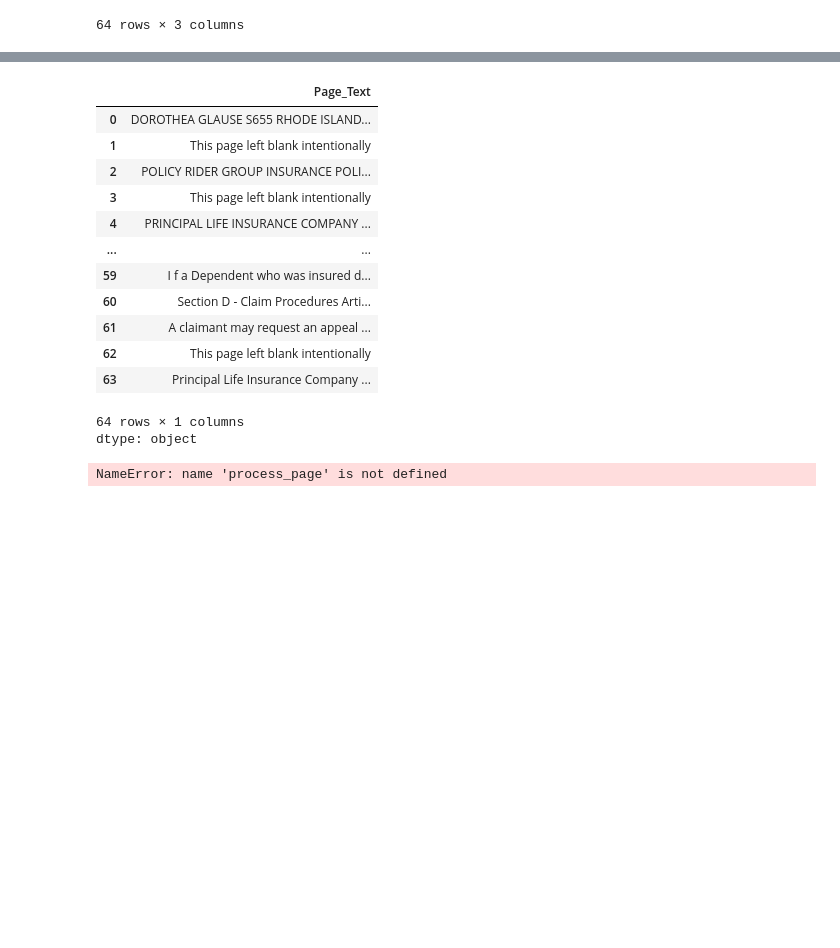
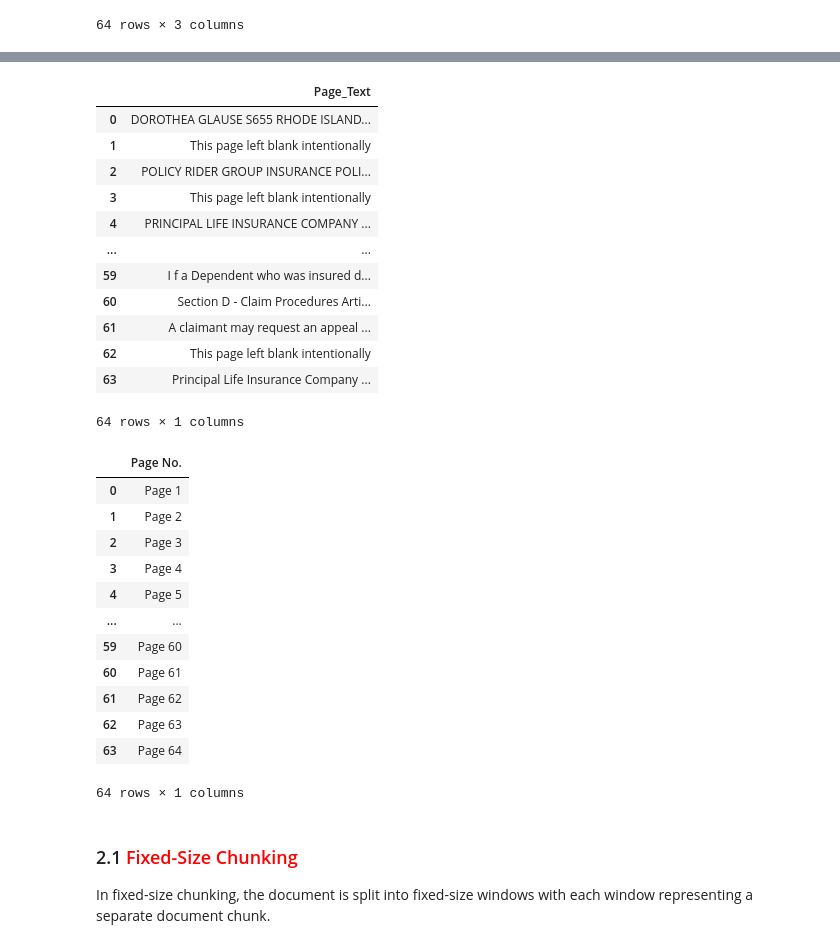
Before and after one commit to ashitajain/HelpMate_AI, a Jupyter notebook: Mr.HelpMate AI.ipynb, the cells around one changed output, grey strips where cells are left out. Drawn from its saved outputs; the diff is of its cells as text; code cells hidden in the pictures; blank space fills up the shorter version.

```diff
--- a/Mr.HelpMate AI.ipynb
+++ b/Mr.HelpMate AI.ipynb
@@ -244,7 +244,7 @@ We will generate embeddings for texts related to various Wikipedia articles. But
 ![chunk.png](embedded-picture-1)
 # %%
 # Check the entire page's text
-insurance_pdfs_data.Page_Text
+insurance_pdfs_data[['Page_Text']]
 # %% [output]
 |  | Page_Text |
 | 0 | DOROTHEA GLAUSE S655 RHODE ISLAND... |
@@ -259,20 +259,25 @@ insurance_pdfs_data.Page_Text
 | 62 | This page left blank intentionally |
 | 63 | Principal Life Insurance Company ... |
 64 rows × 1 columns
-dtype: object
 # %%
 # Iterating over all page titles to create the final df with individual chunks
-page_titles = ["The Shawshank Redemption", "The Dark Knight", "Pulp Fiction", "The Godfather", "Goodfellas"]
-
-all_dfs = []
-
-for title in page_titles:
-    df = process_page(title)
-    if df is not None:
-        all_dfs.append(df)
-
-
-fixed_chunk_df = pd.concat(all_dfs, ignore_index=True)
-fixed_chunk_df
+page_nos = insurance_pdfs_data[["Page No."]]
+page_nos
 # %% [output]
+|  | Page No. |
+| 0 | Page 1 |
+| 1 | Page 2 |
+| 2 | Page 3 |
+| 3 | Page 4 |
+| 4 | Page 5 |
+| ... | ... |
+| 59 | Page 60 |
+| 60 | Page 61 |
+| 61 | Page 62 |
+| 62 | Page 63 |
+| 63 | Page 64 |
-NameError: name 'process_page' is not defined
+64 rows × 1 columns
+# %% [markdown]
+### 2.1 <font color = 'red'> Fixed-Size Chunking </font>
+
+In fixed-size chunking, the document is split into fixed-size windows with each window representing a separate document chunk.
```
Also changed, not shown: parts of 4 cells of this notebook.
